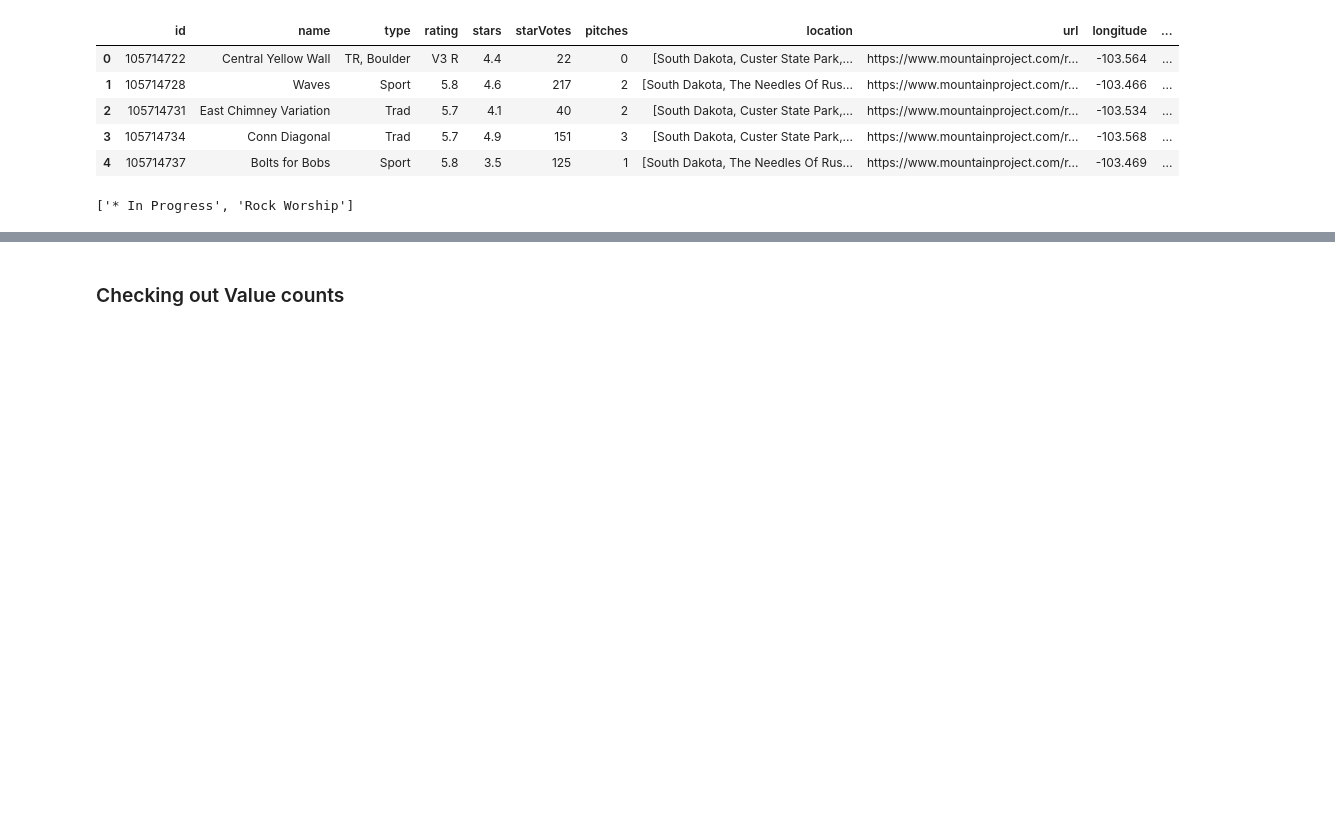
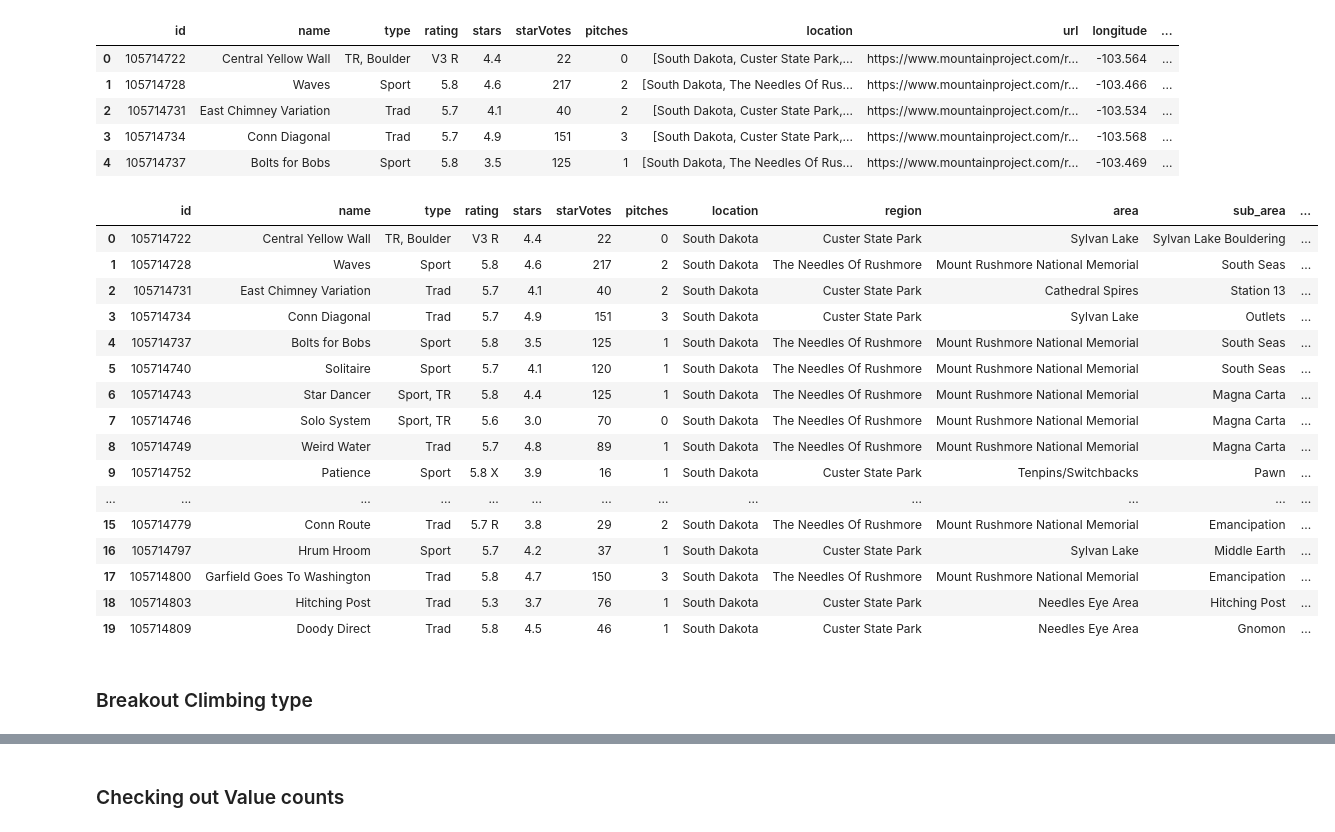
Before and after one commit to gseemann/climb_recommender, a Jupyter notebook: EDA.ipynb, the cells around one changed output, grey strips where cells are left out. Saved outputs shown, nothing was run; the diff lists cells and outputs as text; code cells hidden in the pictures; blank space fills up the shorter version.

```diff
--- a/EDA.ipynb
+++ b/EDA.ipynb
@@ -37,7 +39,3 @@ df.head()
 | 2 | 105714731 | East Chimney Variation | Trad | 5.7 | 4.1 | 40 | 2 | [South Dakota, Custer State Park,... | https://www.mountainproject.com/r... | -103.534 | ... |
 | 3 | 105714734 | Conn Diagonal | Trad | 5.7 | 4.9 | 151 | 3 | [South Dakota, Custer State Park,... | https://www.mountainproject.com/r... | -103.568 | ... |
 | 4 | 105714737 | Bolts for Bobs | Sport | 5.8 | 3.5 | 125 | 1 | [South Dakota, The Needles Of Rus... | https://www.mountainproject.com/r... | -103.469 | ... |
-# %%
-df.location.min()
-# %% [output]
-['* In Progress', 'Rock Worship']
@@ -45,0 +42,64 @@ df.location
+# %%
+df['region'] =0
+df['area']=0
+df['sub_area']=0
+df['wall']=0
+# %%
+def split_list(array, length):
+    if length ==5:
+        if len(array)>=5:
+            return ','.join(array[4:])
+        else:
+            return 0
+    if len(array)>= length:
+        return array[length-1]
+    else:
+        return 0
+# %%
+#parse area info (note size varies and we only split into 5 sections)
+df.region =df.location.apply(lambda x: split_list(x,2))
+df.area =df.location.apply(lambda x: split_list(x,3))
+df.sub_area =df.location.apply(lambda x:  split_list(x,4))
+df.wall =df.location.apply(lambda x:  split_list(x,5))
+
+#then make location state only
+df.location = df.location.apply(lambda x: x[0])
+# %%
+#reorder df for readability
+df = df[['id',
+'name',
+'type',
+'rating',
+'stars',
+'starVotes',
+'pitches',
+'location',
+'region',
+'area',
+'sub_area',
+'wall',
+'longitude',
+'latitude',
+'url',
+]]
+df.head(20)
+# %% [output]
+|  | id | name | type | rating | stars | starVotes | pitches | location | region | area | sub_area | ... |
+| 0 | 105714722 | Central Yellow Wall | TR, Boulder | V3 R | 4.4 | 22 | 0 | South Dakota | Custer State Park | Sylvan Lake | Sylvan Lake Bouldering | ... |
+| 1 | 105714728 | Waves | Sport | 5.8 | 4.6 | 217 | 2 | South Dakota | The Needles Of Rushmore | Mount Rushmore National Memorial | South Seas | ... |
+| 2 | 105714731 | East Chimney Variation | Trad | 5.7 | 4.1 | 40 | 2 | South Dakota | Custer State Park | Cathedral Spires | Station 13 | ... |
+| 3 | 105714734 | Conn Diagonal | Trad | 5.7 | 4.9 | 151 | 3 | South Dakota | Custer State Park | Sylvan Lake | Outlets | ... |
+| 4 | 105714737 | Bolts for Bobs | Sport | 5.8 | 3.5 | 125 | 1 | South Dakota | The Needles Of Rushmore | Mount Rushmore National Memorial | South Seas | ... |
+| 5 | 105714740 | Solitaire | Sport | 5.7 | 4.1 | 120 | 1 | South Dakota | The Needles Of Rushmore | Mount Rushmore National Memorial | South Seas | ... |
+| 6 | 105714743 | Star Dancer | Sport, TR | 5.8 | 4.4 | 125 | 1 | South Dakota | The Needles Of Rushmore | Mount Rushmore National Memorial | Magna Carta | ... |
+| 7 | 105714746 | Solo System | Sport, TR | 5.6 | 3.0 | 70 | 0 | South Dakota | The Needles Of Rushmore | Mount Rushmore National Memorial | Magna Carta | ... |
+| 8 | 105714749 | Weird Water | Trad | 5.7 | 4.8 | 89 | 1 | South Dakota | The Needles Of Rushmore | Mount Rushmore National Memorial | Magna Carta | ... |
+| 9 | 105714752 | Patience | Sport | 5.8 X | 3.9 | 16 | 1 | South Dakota | Custer State Park | Tenpins/Switchbacks | Pawn | ... |
+| ... | ... | ... | ... | ... | ... | ... | ... | ... | ... | ... | ... | ... |
+| 15 | 105714779 | Conn Route | Trad | 5.7 R | 3.8 | 29 | 2 | South Dakota | The Needles Of Rushmore | Mount Rushmore National Memorial | Emancipation | ... |
+| 16 | 105714797 | Hrum Hroom | Sport | 5.7 | 4.2 | 37 | 1 | South Dakota | Custer State Park | Sylvan Lake | Middle Earth | ... |
+| 17 | 105714800 | Garfield Goes To Washington | Trad | 5.8 | 4.7 | 150 | 3 | South Dakota | The Needles Of Rushmore | Mount Rushmore National Memorial | Emancipation | ... |
+| 18 | 105714803 | Hitching Post | Trad | 5.3 | 3.7 | 76 | 1 | South Dakota | Custer State Park | Needles Eye Area | Hitching Post | ... |
+| 19 | 105714809 | Doody Direct | Trad | 5.8 | 4.5 | 46 | 1 | South Dakota | Custer State Park | Needles Eye Area | Gnomon | ... |
+# %% [markdown]
+### Breakout Climbing type
```
Also changed, not shown: parts of 63 cells of this notebook, 2 other files.
